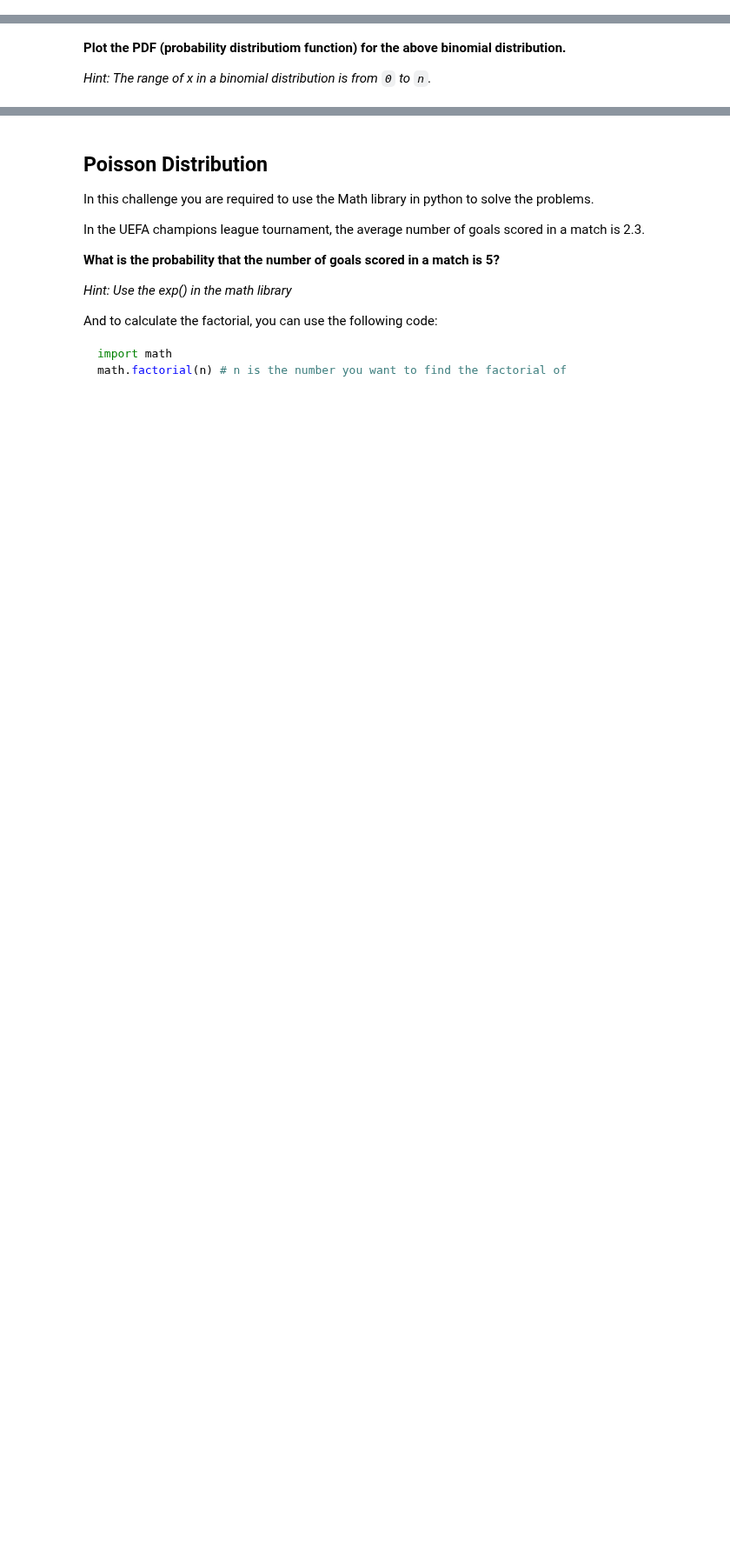
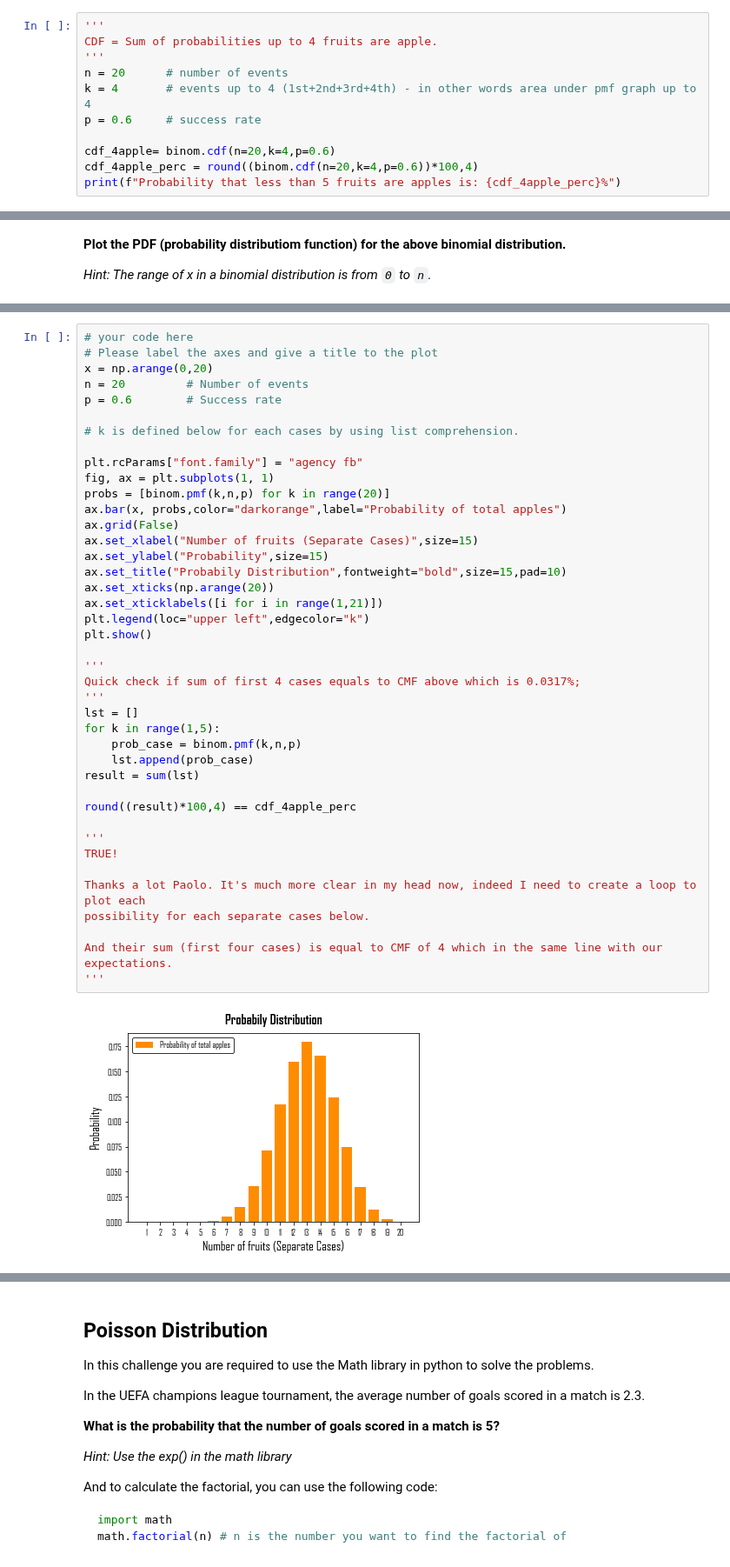
Before and after one commit to paoloironhack/data_analytics062020, a Jupyter notebook: labs/module_2/30-Discrete-probability-distribution/your-code/main.ipynb, the cells around one changed output, grey strips where cells are left out. Shown at 87% size. Cells and saved outputs as stored; diff of their text form; blank space fills up the shorter version.

Commit message:
Discrete Probability Distribution lab gorkem

```diff
--- a/labs/module_2/30-Discrete-probability-distribution/your-code/main.ipynb
+++ b/labs/module_2/30-Discrete-probability-distribution/your-code/main.ipynb
@@ -55,0 +114,11 @@ Write the formula and calculate the probability below.
+# %%
+'''
+CDF = Sum of probabilities up to 4 fruits are apple.
+'''
+n = 20      # number of events
+k = 4       # events up to 4 (1st+2nd+3rd+4th) - in other words area under pmf graph up to 4
+p = 0.6     # success rate
+
+cdf_4apple= binom.cdf(n=20,k=4,p=0.6)
+cdf_4apple_perc = round((binom.cdf(n=20,k=4,p=0.6))*100,4)
+print(f"Probability that less than 5 fruits are apples is: {cdf_4apple_perc}%")
@@ -62,0 +131,43 @@ Write the formula and calculate the probability below.
+# %%
+# your code here
+# Please label the axes and give a title to the plot
+x = np.arange(0,20)
+n = 20         # Number of events
+p = 0.6        # Success rate
+
+# k is defined below for each cases by using list comprehension.
+
+plt.rcParams["font.family"] = "agency fb"
+fig, ax = plt.subplots(1, 1)
+probs = [binom.pmf(k,n,p) for k in range(20)]
+ax.bar(x, probs,color="darkorange",label="Probability of total apples")
+ax.grid(False)
+ax.set_xlabel("Number of fruits (Separate Cases)",size=15)
+ax.set_ylabel("Probability",size=15)
+ax.set_title("Probabily Distribution",fontweight="bold",size=15,pad=10)
+ax.set_xticks(np.arange(20))
+ax.set_xticklabels([i for i in range(1,21)])
+plt.legend(loc="upper left",edgecolor="k")
+plt.show()
+
+'''
+Quick check if sum of first 4 cases equals to CMF above which is 0.0317%;
+'''
+lst = []
+for k in range(1,5):
+    prob_case = binom.pmf(k,n,p)
+    lst.append(prob_case)
+result = sum(lst)
+
+round((result)*100,4) == cdf_4apple_perc
+
+'''
+TRUE!
+
+Thanks a lot Paolo. It's much more clear in my head now, indeed I need to create a loop to plot each
+possibility for each separate cases below.
+
+And their sum (first four cases) is equal to CMF of 4 which in the same line with our expectations.
+'''
+# %% [output]
+[figure, added]
```
Also changed, not shown: parts of 19 cells of this notebook.
